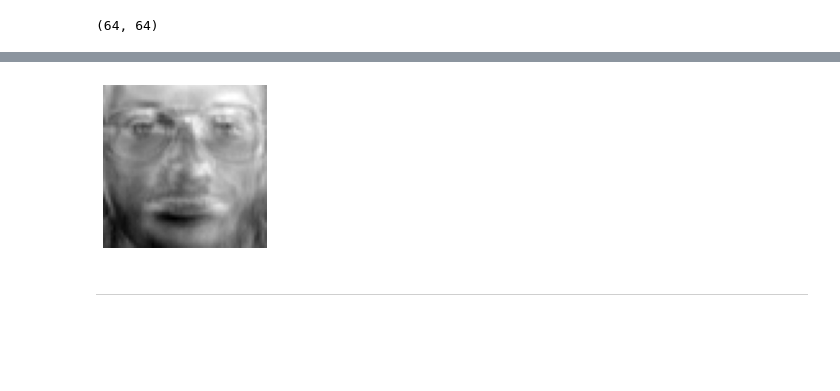
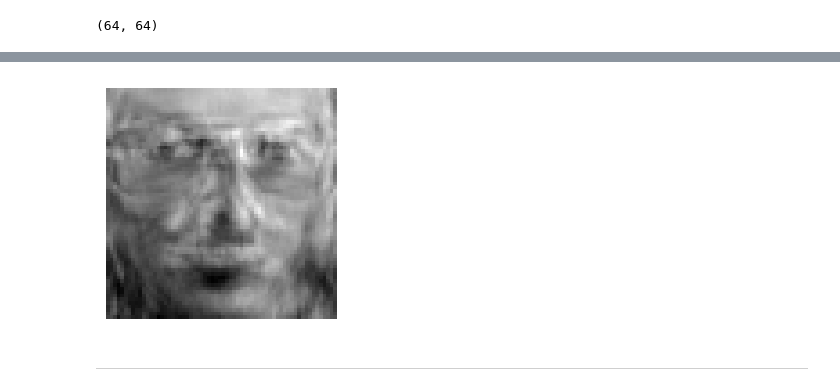
Before and after one commit to aa-savelyev/DaOptSm, a Jupyter notebook: 1.LA/11.Eigenfaces.ipynb, the cells around one changed output, grey strips where cells are left out. Cells and saved outputs as stored; diff of their text form; code cells hidden in the pictures; blank space fills up the shorter version.

```diff
--- a/1.LA/11.Eigenfaces.ipynb
+++ b/1.LA/11.Eigenfaces.ipynb
@@ -164,7 +163,7 @@ plt.show()
 # %% [markdown]
 Сравним аппроксимации 4 первых фотографий, сделанные по $k$ главным компонентам, с оригиналами.
 # %%
-k = 50
+k = 10
 i_img = [0, 10, 50, 70]
 
 size=3
@@ -290,7 +290,7 @@ plt.show()
 # img.save('pix/Eigenfaces/Einstein.png')
 # %%
 # Reading the image
-img = plt.imread("pix/Eigenfaces/Einstein.png")
+img = plt.imread("pix/11.Eigenfaces/Einstein.png")
 print(np.shape(img))
 # %% [output]
 (64, 64)
@@ -300,11 +300,11 @@ display_face(testFace)
 # %% [output]
 [figure]
 # %%
-k = 50
+k = 100
 Face = PC_recon(U, k, testFace)
 display_face(Face)
 # %% [output]
-[figure, old version]
+[figure, new version]
 # %% [markdown]
 ---
 # %%
```
Also changed, not shown: parts of 16 cells of this notebook, 19 other files.
